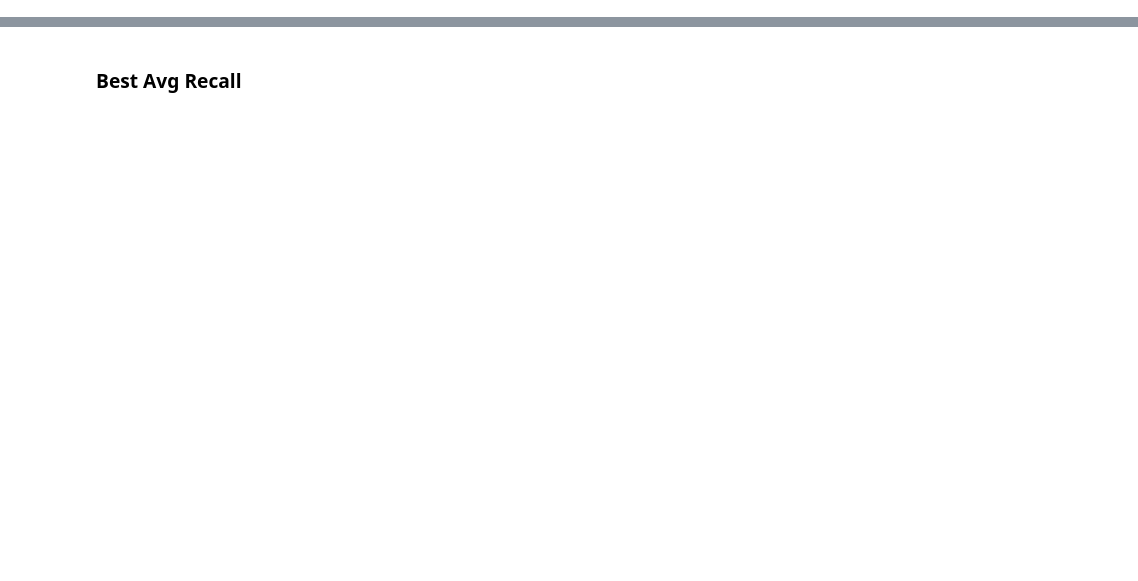
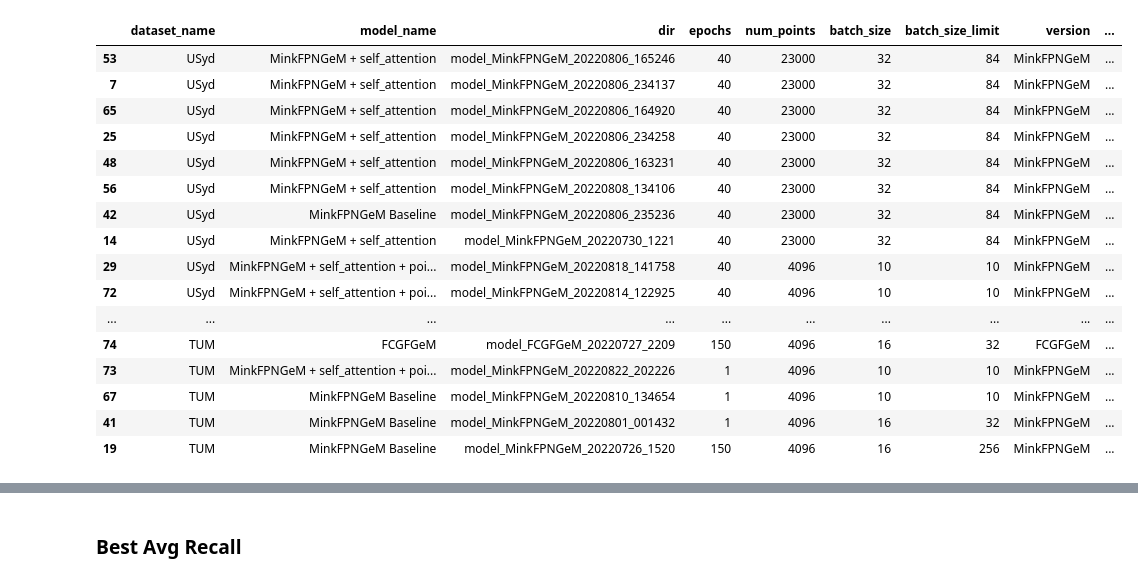
Before and after one commit to Jasmineqy0/MinkLoc3D-SI, a Jupyter notebook: notebooks/result_visualization.ipynb, the cells around one changed output, grey strips where cells are left out. Cells and saved outputs as stored; diff of their text form; code cells hidden in the pictures; blank space fills up the shorter version.

```diff
--- a/notebooks/result_visualization.ipynb
+++ b/notebooks/result_visualization.ipynb
@@ -34,6 +34,7 @@ def get_columns(configs, dirs):
     epochs = []
     batch_size = []
     batch_size_limit = []
+    num_points = []
 
     # model-related columns
     version = []
@@ -54,6 +55,7 @@ def get_columns(configs, dirs):
     average_1p_recall = []
 
     for config in configs:
+        num_points.append(config['params']['num_points'])
         datasets.append(config['params']['dataset_name'])
         epochs.append(config['params']['epochs'])
         batch_size.append(config['params']['batch_size'])
@@ -112,6 +114,7 @@ def get_columns(configs, dirs):
             'model_name': model_names,
             'dir': dirs,
             'epochs': epochs,
+            'num_points': num_points,
             'batch_size': batch_size,
             'batch_size_limit': batch_size_limit,
             'version': version,
@@ -160,11 +163,30 @@ def get_results(tf_logdir):
 # %%
 df, metrics = get_results(tf_logdir)
 # %%
+pd.set_option('display.max_rows',None)
 criterion = 'average_recall'
 assert criterion in ['average_1p_recall', 'average_recall']
 df_criterion = get_highest_by_criterion(criterion, df, metrics)
 df_sort_avg_recall = df_criterion.sort_values(by=['dataset_name', criterion, 'batch_size', 'batch_size_limit'], ascending=False)
 df_sort_avg_recall
+# %% [output]
+|  | dataset_name | model_name | dir | epochs | num_points | batch_size | batch_size_limit | version | ... |
+| 53 | USyd | MinkFPNGeM + self_attention | model_MinkFPNGeM_20220806_165246 | 40 | 23000 | 32 | 84 | MinkFPNGeM | ... |
+| 7 | USyd | MinkFPNGeM + self_attention | model_MinkFPNGeM_20220806_234137 | 40 | 23000 | 32 | 84 | MinkFPNGeM | ... |
+| 65 | USyd | MinkFPNGeM + self_attention | model_MinkFPNGeM_20220806_164920 | 40 | 23000 | 32 | 84 | MinkFPNGeM | ... |
+| 25 | USyd | MinkFPNGeM + self_attention | model_MinkFPNGeM_20220806_234258 | 40 | 23000 | 32 | 84 | MinkFPNGeM | ... |
+| 48 | USyd | MinkFPNGeM + self_attention | model_MinkFPNGeM_20220806_163231 | 40 | 23000 | 32 | 84 | MinkFPNGeM | ... |
+| 56 | USyd | MinkFPNGeM + self_attention | model_MinkFPNGeM_20220808_134106 | 40 | 23000 | 32 | 84 | MinkFPNGeM | ... |
+| 42 | USyd | MinkFPNGeM Baseline | model_MinkFPNGeM_20220806_235236 | 40 | 23000 | 32 | 84 | MinkFPNGeM | ... |
+| 14 | USyd | MinkFPNGeM + self_attention | model_MinkFPNGeM_20220730_1221 | 40 | 23000 | 32 | 84 | MinkFPNGeM | ... |
+| 29 | USyd | MinkFPNGeM + self_attention + poi... | model_MinkFPNGeM_20220818_141758 | 40 | 4096 | 10 | 10 | MinkFPNGeM | ... |
+| 72 | USyd | MinkFPNGeM + self_attention + poi... | model_MinkFPNGeM_20220814_122925 | 40 | 4096 | 10 | 10 | MinkFPNGeM | ... |
+| ... | ... | ... | ... | ... | ... | ... | ... | ... | ... |
+| 74 | TUM | FCGFGeM | model_FCGFGeM_20220727_2209 | 150 | 4096 | 16 | 32 | FCGFGeM | ... |
+| 73 | TUM | MinkFPNGeM + self_attention + poi... | model_MinkFPNGeM_20220822_202226 | 1 | 4096 | 10 | 10 | MinkFPNGeM | ... |
+| 67 | TUM | MinkFPNGeM Baseline | model_MinkFPNGeM_20220810_134654 | 1 | 4096 | 10 | 10 | MinkFPNGeM | ... |
+| 41 | TUM | MinkFPNGeM Baseline | model_MinkFPNGeM_20220801_001432 | 1 | 4096 | 16 | 32 | MinkFPNGeM | ... |
+| 19 | TUM | MinkFPNGeM Baseline | model_MinkFPNGeM_20220726_1520 | 150 | 4096 | 16 | 256 | MinkFPNGeM | ... |
 # %%
 criterion = 'average_1p_recall'
 assert criterion in ['average_1p_recall', 'average_recall']
```
Also changed, not shown: parts of 10 cells of this notebook, 14 other files.
